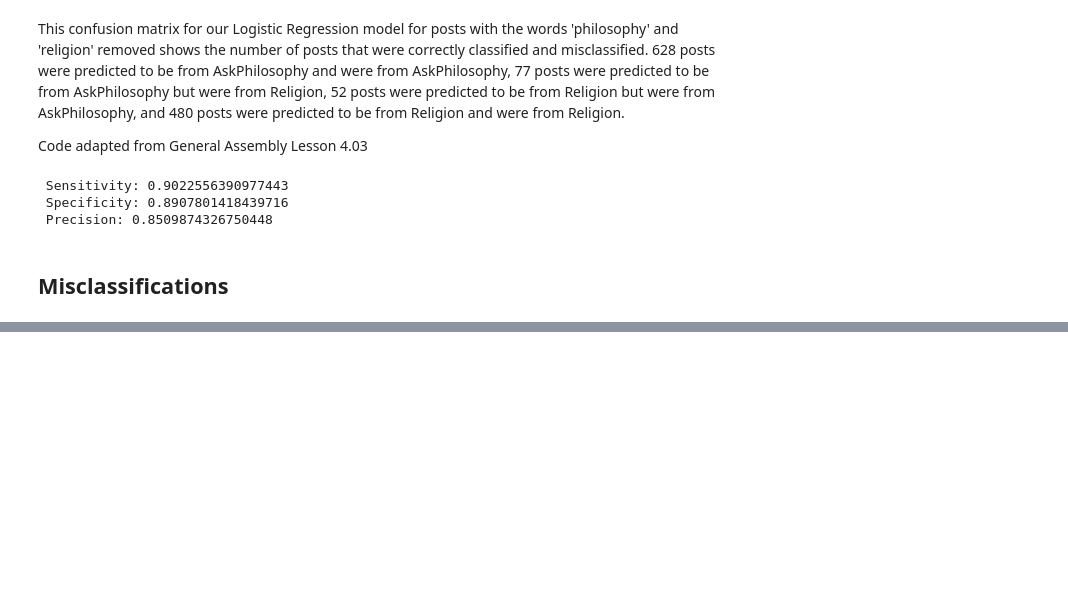
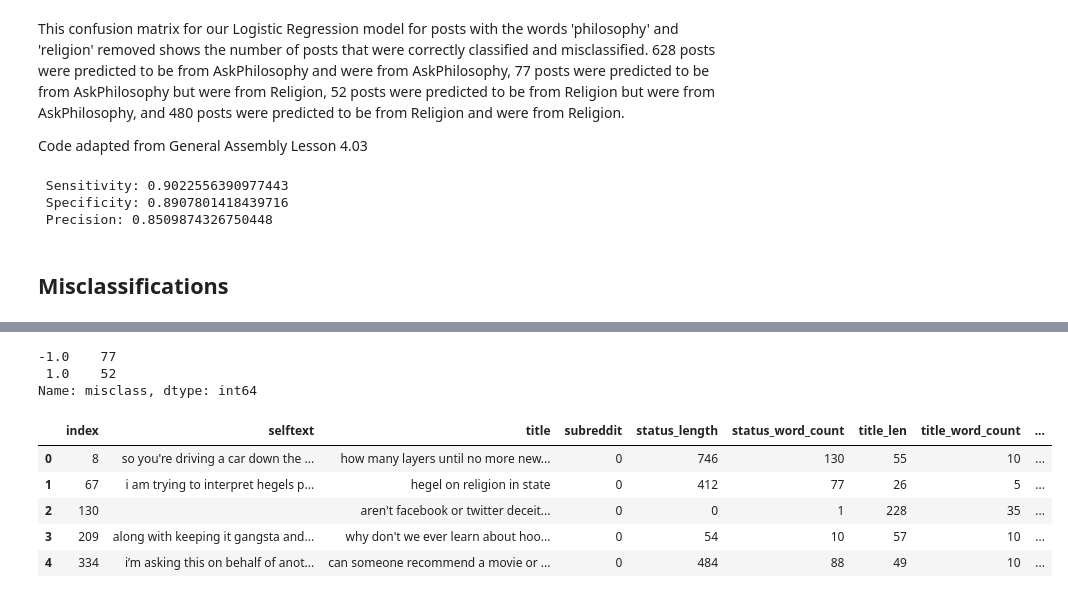
Before and after one commit to myacarrizosa/reddit_nlp_classification, a Jupyter notebook: code/02_Classification Models.ipynb, the cells around one changed output, grey strips where cells are left out. Cells and saved outputs as stored; diff of their text form; code cells hidden in the pictures; blank space fills up the shorter version.

```diff
--- a/code/02_Classification Models.ipynb
+++ b/code/02_Classification Models.ipynb
@@ -999,0 +976,3 @@ misclass.head()
+# %%
+all_posts_preds = all_posts.join(post_preds)
+all_posts_preds.head()
@@ -999,0 +986,3 @@ misclass.head()
+# %%
+all_posts_preds['misclass'] = all_posts_preds['subreddit'] - all_posts_preds['post_preds']
+all_posts_preds.head()
@@ -999,0 +996,20 @@ misclass.head()
+# %%
+preds_and_text = all_posts_preds.dropna()
+# %%
+misclass = preds_and_text[preds_and_text['misclass'] != 0]
+# %%
+misclass['misclass'].value_counts()
+# %% [output]
+-1.0    77
+ 1.0    52
+Name: misclass, dtype: int64
+# %%
+misclass.reset_index(inplace =True)
+misclass.head()
+# %% [output]
+|  | index | selftext | title | subreddit | status_length | status_word_count | title_len | title_word_count | ... |
+| 0 | 8 | so you're driving a car down the ... | how many layers until no more new... | 0 | 746 | 130 | 55 | 10 | ... |
+| 1 | 67 | i am trying to interpret hegels p... | hegel on religion in state | 0 | 412 | 77 | 26 | 5 | ... |
+| 2 | 130 |  | aren't facebook or twitter deceit... | 0 | 0 | 1 | 228 | 35 | ... |
+| 3 | 209 | along with keeping it gangsta and... | why don't we ever learn about hoo... | 0 | 54 | 10 | 57 | 10 | ... |
+| 4 | 334 | i’m asking this on behalf of anot... | can someone recommend a movie or ... | 0 | 484 | 88 | 49 | 10 | ... |
```
Also changed, not shown: parts of 31 cells of this notebook, 1 other file.
